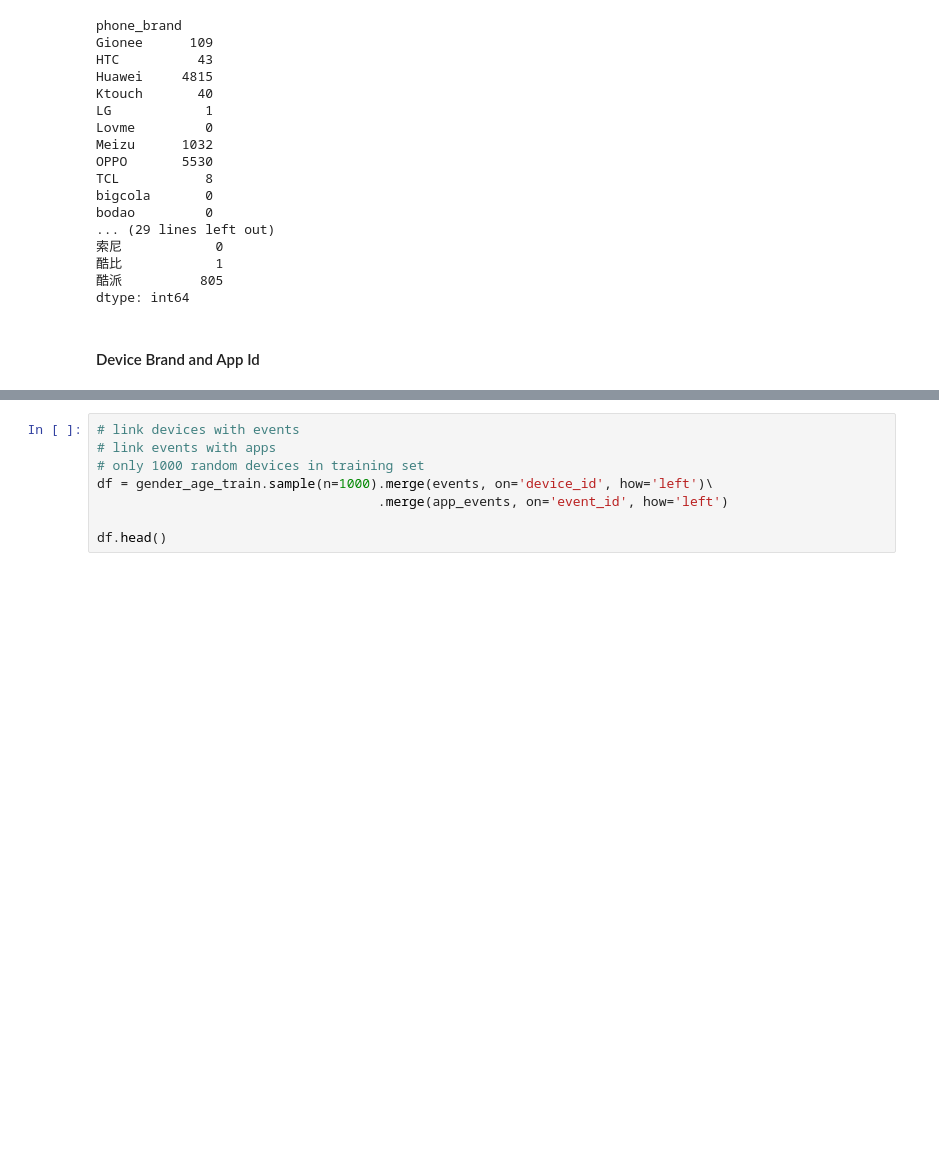
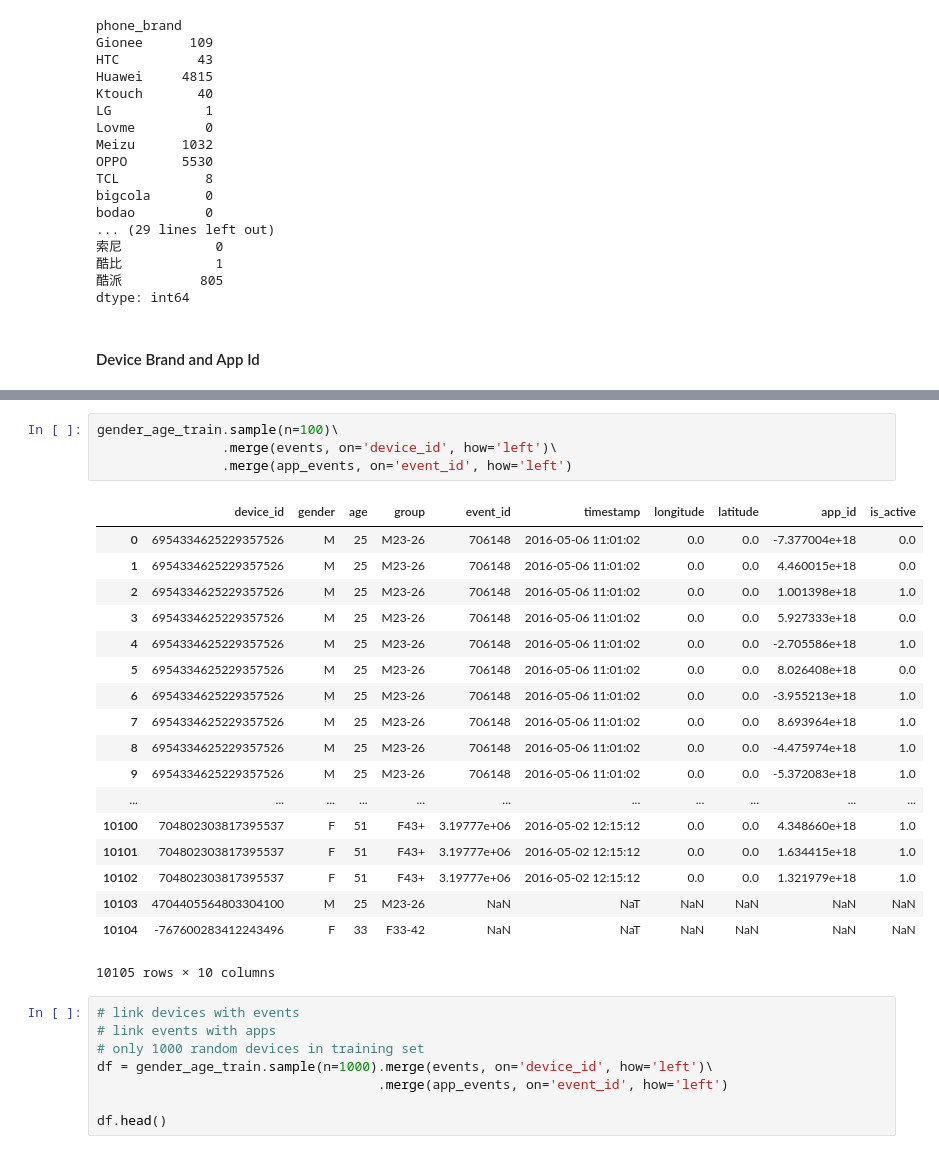
Before and after one commit to numb3r33/TalkingData, a Jupyter notebook: notebooks/UnderstandProblemStatement.ipynb, the cells around one changed output, grey strips where cells are left out. Drawn from its saved outputs; the diff is of its cells as text; blank space fills up the shorter version.

```diff
--- a/notebooks/UnderstandProblemStatement.ipynb
+++ b/notebooks/UnderstandProblemStatement.ipynb
@@ -635,3 +644,26 @@ dtype: int64
+# %%
+gender_age_train.sample(n=100)\
+                .merge(events, on='device_id', how='left')\
+                .merge(app_events, on='event_id', how='left')
+# %% [output]
+|  | device_id | gender | age | group | event_id | timestamp | longitude | latitude | app_id | is_active |
+| 0 | 6954334625229357526 | M | 25 | M23-26 | 706148 | 2016-05-06 11:01:02 | 0.0 | 0.0 | -7.377004e+18 | 0.0 |
+| 1 | 6954334625229357526 | M | 25 | M23-26 | 706148 | 2016-05-06 11:01:02 | 0.0 | 0.0 | 4.460015e+18 | 0.0 |
+| 2 | 6954334625229357526 | M | 25 | M23-26 | 706148 | 2016-05-06 11:01:02 | 0.0 | 0.0 | 1.001398e+18 | 1.0 |
+| 3 | 6954334625229357526 | M | 25 | M23-26 | 706148 | 2016-05-06 11:01:02 | 0.0 | 0.0 | 5.927333e+18 | 0.0 |
+| 4 | 6954334625229357526 | M | 25 | M23-26 | 706148 | 2016-05-06 11:01:02 | 0.0 | 0.0 | -2.705586e+18 | 1.0 |
+| 5 | 6954334625229357526 | M | 25 | M23-26 | 706148 | 2016-05-06 11:01:02 | 0.0 | 0.0 | 8.026408e+18 | 0.0 |
+| 6 | 6954334625229357526 | M | 25 | M23-26 | 706148 | 2016-05-06 11:01:02 | 0.0 | 0.0 | -3.955213e+18 | 1.0 |
+| 7 | 6954334625229357526 | M | 25 | M23-26 | 706148 | 2016-05-06 11:01:02 | 0.0 | 0.0 | 8.693964e+18 | 1.0 |
+| 8 | 6954334625229357526 | M | 25 | M23-26 | 706148 | 2016-05-06 11:01:02 | 0.0 | 0.0 | -4.475974e+18 | 1.0 |
+| 9 | 6954334625229357526 | M | 25 | M23-26 | 706148 | 2016-05-06 11:01:02 | 0.0 | 0.0 | -5.372083e+18 | 1.0 |
+| ... | ... | ... | ... | ... | ... | ... | ... | ... | ... | ... |
+| 10100 | 704802303817395537 | F | 51 | F43+ | 3.19777e+06 | 2016-05-02 12:15:12 | 0.0 | 0.0 | 4.348660e+18 | 1.0 |
+| 10101 | 704802303817395537 | F | 51 | F43+ | 3.19777e+06 | 2016-05-02 12:15:12 | 0.0 | 0.0 | 1.634415e+18 | 1.0 |
+| 10102 | 704802303817395537 | F | 51 | F43+ | 3.19777e+06 | 2016-05-02 12:15:12 | 0.0 | 0.0 | 1.321979e+18 | 1.0 |
+| 10103 | 4704405564803304100 | M | 25 | M23-26 | NaN | NaT | NaN | NaN | NaN | NaN |
+| 10104 | -767600283412243496 | F | 33 | F33-42 | NaN | NaT | NaN | NaN | NaN | NaN |
+10105 rows × 10 columns
 # %%
 # link devices with events
 # link events with apps
```
Also changed, not shown: parts of 2 cells of this notebook, 1 other file.
